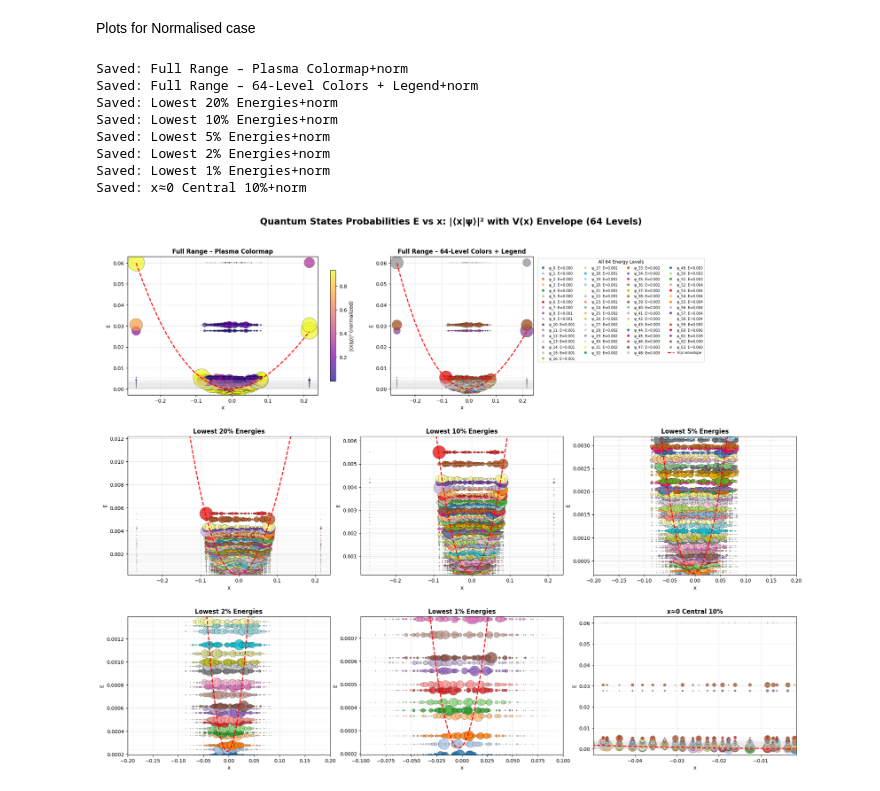
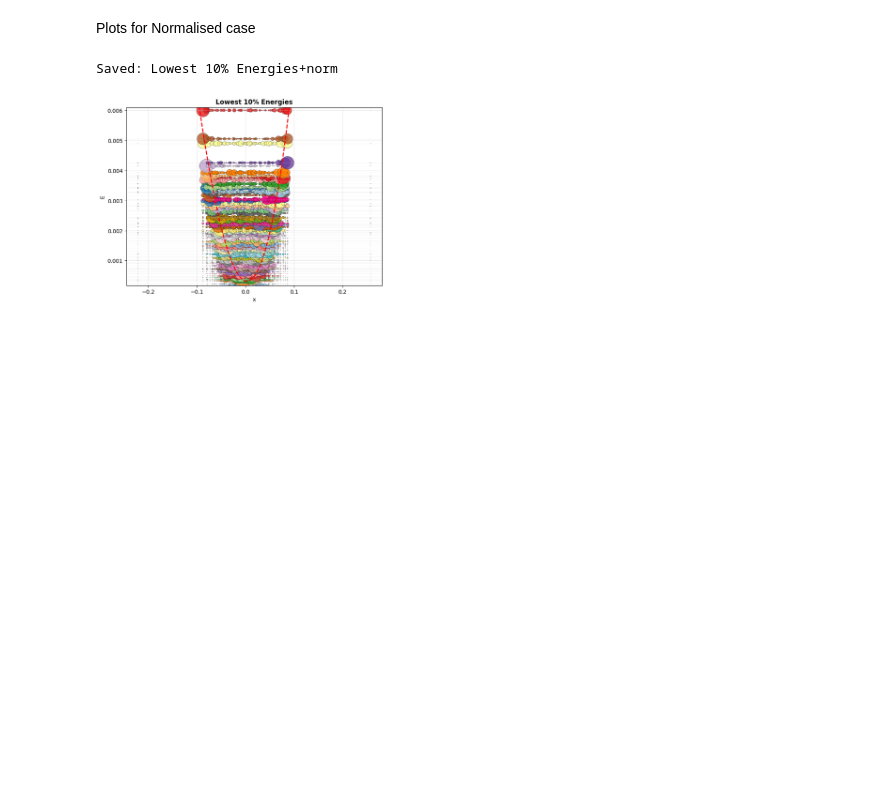
Before and after one commit to sohamnilvaze/HQAI_Research, a Jupyter notebook: plots.ipynb, the cells around one changed output. Saved outputs shown, nothing was run; the diff lists cells and outputs as text; code cells hidden in the pictures; blank space fills up the shorter version.

Commit message:
Kaggle Notebook | Plots | Version 6

```diff
--- a/plots.ipynb
+++ b/plots.ipynb
@@ -530,16 +530,19 @@ def plot_quantum_states_comprehensive(E_vals, E_vecs, X_vals, X_vecs):
     dE, dX = Emax - Emin, xmax - xmin
 
     # View configurations
+    # views = [
+    #     (None, None, "Full Range – Plasma Colormap", 1, False),
+    #     (None, None, "Full Range – 64-Level Colors + Legend", 2, True),
+    #     None,  # blank slot
+    #     (None, (Emin, Emin + 0.20 * dE), "Lowest 20% Energies", 2, False),
+    #     (None, (Emin, Emin + 0.10 * dE), "Lowest 10% Energies", 2, False),
+    #     ((-0.2, 0.2), (Emin, Emin + 0.05 * dE), "Lowest 5% Energies", 2, False),
+    #     ((-0.2, 0.2), (Emin, Emin + 0.02 * dE), "Lowest 2% Energies", 2, False),
+    #     ((-0.1, 0.1), (Emin, Emin + 0.01 * dE), "Lowest 1% Energies", 2, False),
+    #     ((xmin + 0.45 * dX, xmax - 0.45 * dX), None, "x≈0 Central 10%", 2, False),
+    # ]
     views = [
-        (None, None, "Full Range – Plasma Colormap", 1, False),
-        (None, None, "Full Range – 64-Level Colors + Legend", 2, True),
-        None,  # blank slot
-        (None, (Emin, Emin + 0.20 * dE), "Lowest 20% Energies", 2, False),
-        (None, (Emin, Emin + 0.10 * dE), "Lowest 10% Energies", 2, False),
-        ((-0.2, 0.2), (Emin, Emin + 0.05 * dE), "Lowest 5% Energies", 2, False),
-        ((-0.2, 0.2), (Emin, Emin + 0.02 * dE), "Lowest 2% Energies", 2, False),
-        ((-0.1, 0.1), (Emin, Emin + 0.01 * dE), "Lowest 1% Energies", 2, False),
-        ((xmin + 0.45 * dX, xmax - 0.45 * dX), None, "x≈0 Central 10%", 2, False),
+        (None, (Emin, Emin + 0.10 * dE), "Lowest 10% Energies", 2, False)
     ]
 
     rows = (len(views) + 2) // 3
@@ -551,40 +554,33 @@ def plot_quantum_states_comprehensive(E_vals, E_vecs, X_vals, X_vecs):
             inner = GridSpecFromSubplotSpec(1, 3, subplot_spec=outer[r],
                                             width_ratios=[1, 0.6, 1], wspace=0.12)
         else:
             inner = GridSpecFromSubplotSpec(1, 3, subplot_spec=outer[r],
                                             width_ratios=[1, 1, 1], wspace=0.15)
         for c in range(3):
             idx = r * 3 + c
             ax = fig.add_subplot(inner[0, c])
             slot = views[idx] if idx < len(views) else None
             if slot:
                 zx, zy, title, version, legend_full = slot
                 plot_panel(ax, zx, zy, title, version, legend_full)
             else:
                 ax.axis('off')
 
-    fig.suptitle('Quantum States Probabilities E vs x: |⟨x|ψ⟩|² with V(x) Envelope (64 Levels)',
-                 fontsize=18, fontweight='bold', y=0.94)
+    # fig.suptitle('Quantum States Probabilities E vs x: |⟨x|ψ⟩|² with V(x) Envelope (64 Levels)',
+    #              fontsize=18, fontweight='bold', y=0.94)
     plt.show()
     return fig
 
 def main():
     eig = np.linalg.eigh
     E_vals, E_vecs = eig(H_QHO_MNIST)
     X_vals, X_vecs = eig(x)
     plot_quantum_states_comprehensive(E_vals, E_vecs, X_vals, X_vecs)
 
 if __name__ == "__main__":
     main()
 
 # The Univariate Spline Can be made better (red line V(x)) fit , by passing it through extremums of the x per energy level where the |⟨x|ψ⟩|² is non zero .
 # %% [output]
-Saved: Full Range – Plasma Colormap+norm
-Saved: Full Range – 64-Level Colors + Legend+norm
-Saved: Lowest 20% Energies+norm
 Saved: Lowest 10% Energies+norm
-Saved: Lowest 5% Energies+norm
-Saved: Lowest 2% Energies+norm
-Saved: Lowest 1% Energies+norm
-Saved: x≈0 Central 10%+norm
-[figure, old version]
+[figure, new version]
```
Also changed, not shown: parts of 4 cells of this notebook.
